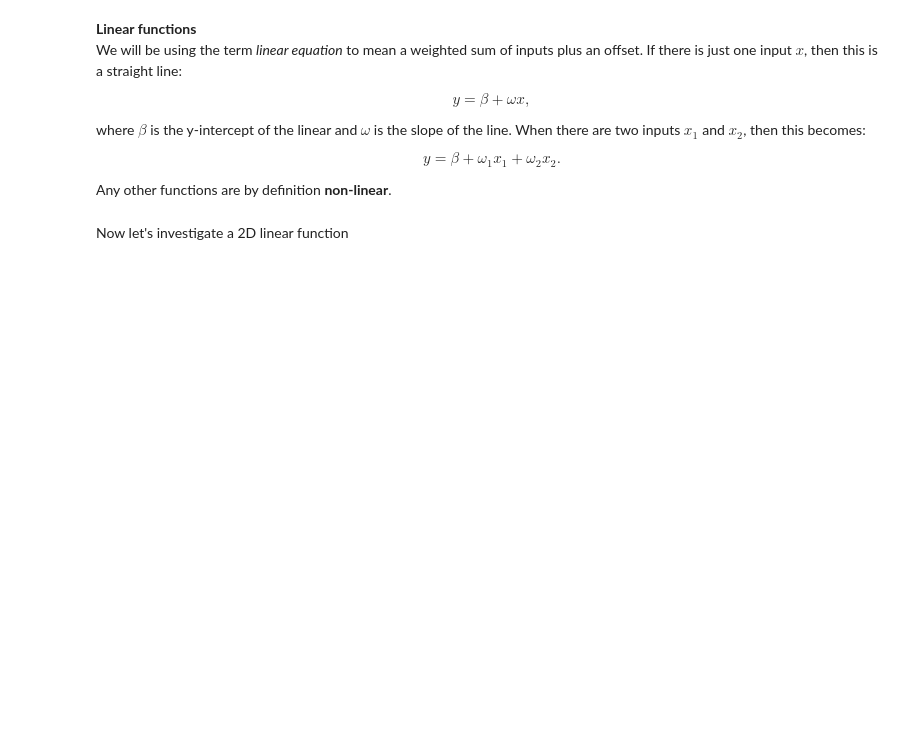
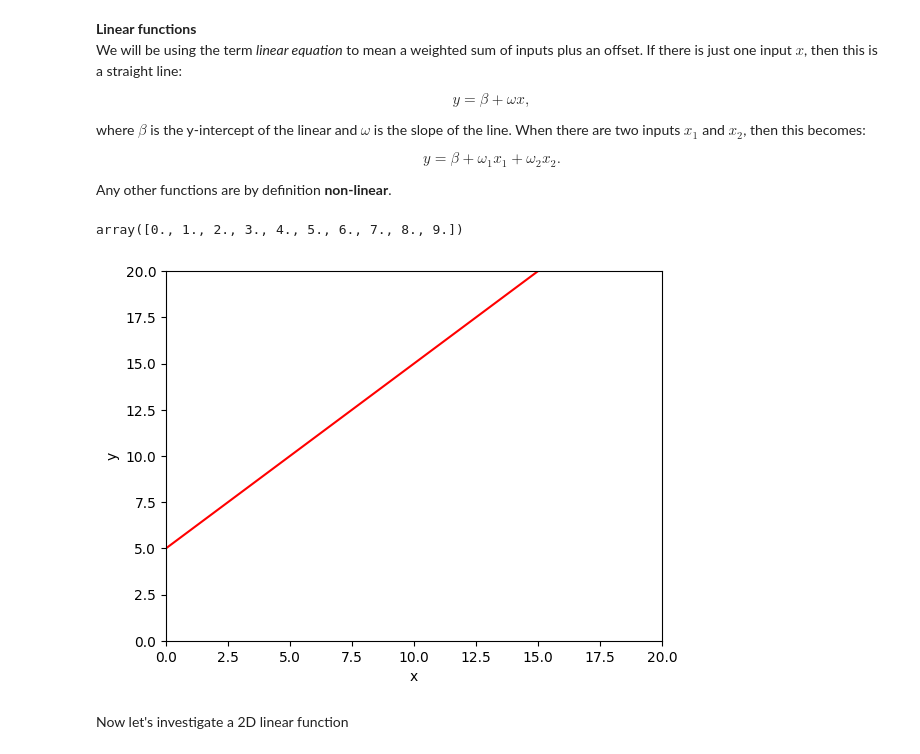
Before and after one commit to dolphinium/udl, a Jupyter notebook: notebooks/1_1_BackgroundMathematics.ipynb, the cells around one changed output. Drawn from its saved outputs; the diff is of its cells as text; code cells hidden in the pictures; blank space fills up the shorter version.

```diff
--- a/notebooks/1_1_BackgroundMathematics.ipynb
+++ b/notebooks/1_1_BackgroundMathematics.ipynb
@@ -26,30 +26,38 @@ Any other functions are by definition **non-linear**.
 # Define a linear function with just one input, x
 def linear_function_1D(x,beta,omega):
   # TODO -- replace the code line below with formula for 1D linear equation
-  y = x
-
+  y = beta + omega * x
   return y
+# %%
+x = np.arange(0.0,10.0, 1)
+x
+# %% [output]
+array([0., 1., 2., 3., 4., 5., 6., 7., 8., 9.])
 # %%
 # Plot the 1D linear function
 
 # Define an array of x values from 0 to 10 with increments of 0.01
 # https://numpy.org/doc/stable/reference/generated/numpy.arange.html
-x = np.arange(0.0,10.0, 0.01)
+x = np.arange(0.0,20.0, 0.01)
 # Compute y using the function you filled in above
-beta = 0.0; omega = 1.0
-
+beta = 5.0; omega = 1.0
+# y = 5 + 1 * x
 y = linear_function_1D(x,beta,omega)
 
 # Plot this function
 fig, ax = plt.subplots()
 ax.plot(x,y,'r-')
-ax.set_ylim([0,10]);ax.set_xlim([0,10])
+ax.set_ylim([0,20]);ax.set_xlim([0,20])
 ax.set_xlabel('x'); ax.set_ylabel('y')
 plt.show()
 
 # TODO -- experiment with changing the values of beta and omega
 # to understand what they do.  Try to make a line
 # that crosses the y-axis at y=10 and the x-axis at x=5
+# y = b + wx
+# 10 = b + w.5 # w 1 b 5
+# %% [output]
+[figure, added]
 # %% [markdown]
 Now let's investigate a 2D linear function
 # %%
```
Also changed, not shown: parts of 10 cells of this notebook.
